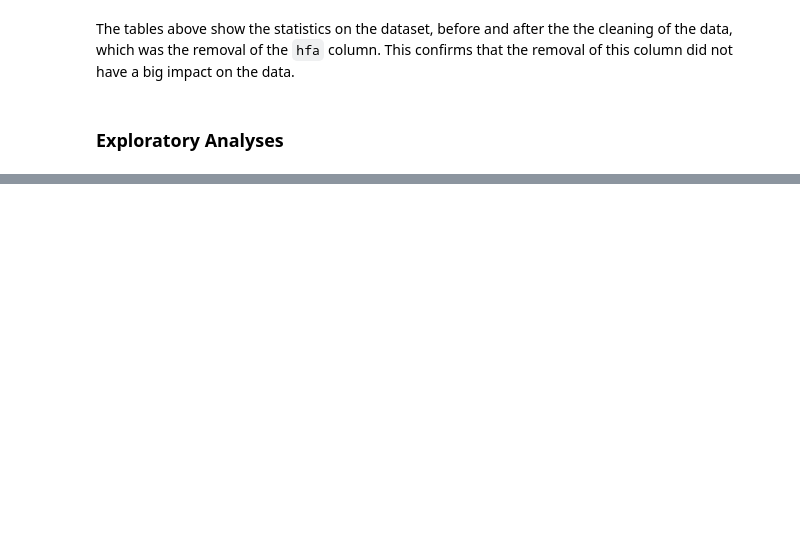
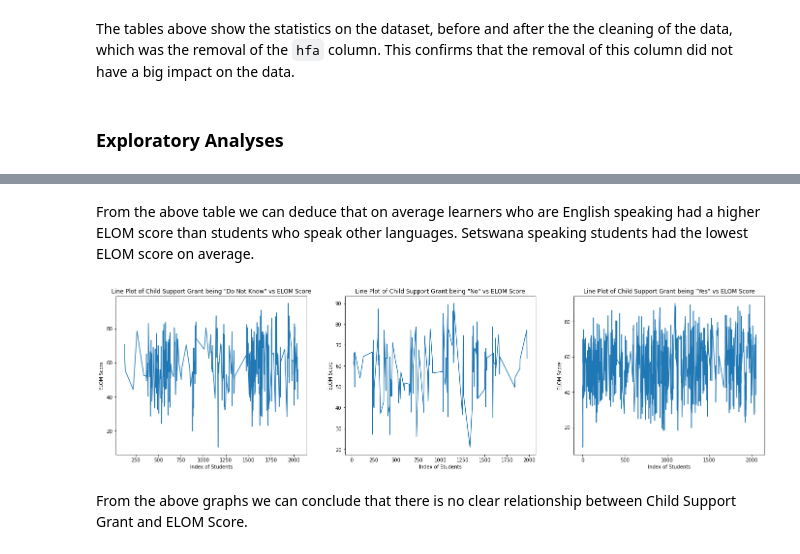
Before and after one commit to bongo1007/DAE, a Jupyter notebook: Project.ipynb, the cells around one changed output, grey strips where cells are left out. Cells and saved outputs as stored; diff of their text form; code cells hidden in the pictures; blank space fills up the shorter version.

```diff
--- a/Project.ipynb
+++ b/Project.ipynb
@@ -421,0 +409,28 @@ The above analyses will assist in determining correlations between the chosen va
+# %% [markdown]
+From the above table we can deduce that on average learners who are English speaking had a higher ELOM score than students who speak other languages. Setswana speaking students had the lowest ELOM score on average.
+# %%
+dfDontKnow = df2019[df2019.ChildSupportGrant=="Do Not Know"]
+dfNo = df2019[df2019.ChildSupportGrant=="No"]
+dfYes = df2019[df2019.ChildSupportGrant=="Yes"]
+
+plt.figure(figsize=(24,6))
+plt.subplot(131)
+plt.title('Line Plot of Child Support Grant being "Do Not Know" vs ELOM Score')
+plt.xlabel('Index of Students')
+plt.ylabel('ELOM Score')
+plt.plot(dfDontKnow.index,dfDontKnow.total)
+plt.subplot(132)
+plt.title('Line Plot of Child Support Grant being "No" vs ELOM Score')
+plt.xlabel('Index of Students')
+plt.ylabel('ELOM Score')
+plt.plot(dfNo.index,dfNo.total)
+plt.subplot(133)
+plt.title('Line Plot of Child Support Grant being "Yes" vs ELOM Score')
+plt.xlabel('Index of Students')
+plt.ylabel('ELOM Score')
+plt.plot(dfYes.index,dfYes.total)
+plt.show()
+# %% [output]
+[figure, added]
+# %% [markdown]
+From the above graphs we can conclude that there is no clear relationship between Child Support Grant and ELOM Score.
```
Also changed, not shown: parts of 100 cells of this notebook.
